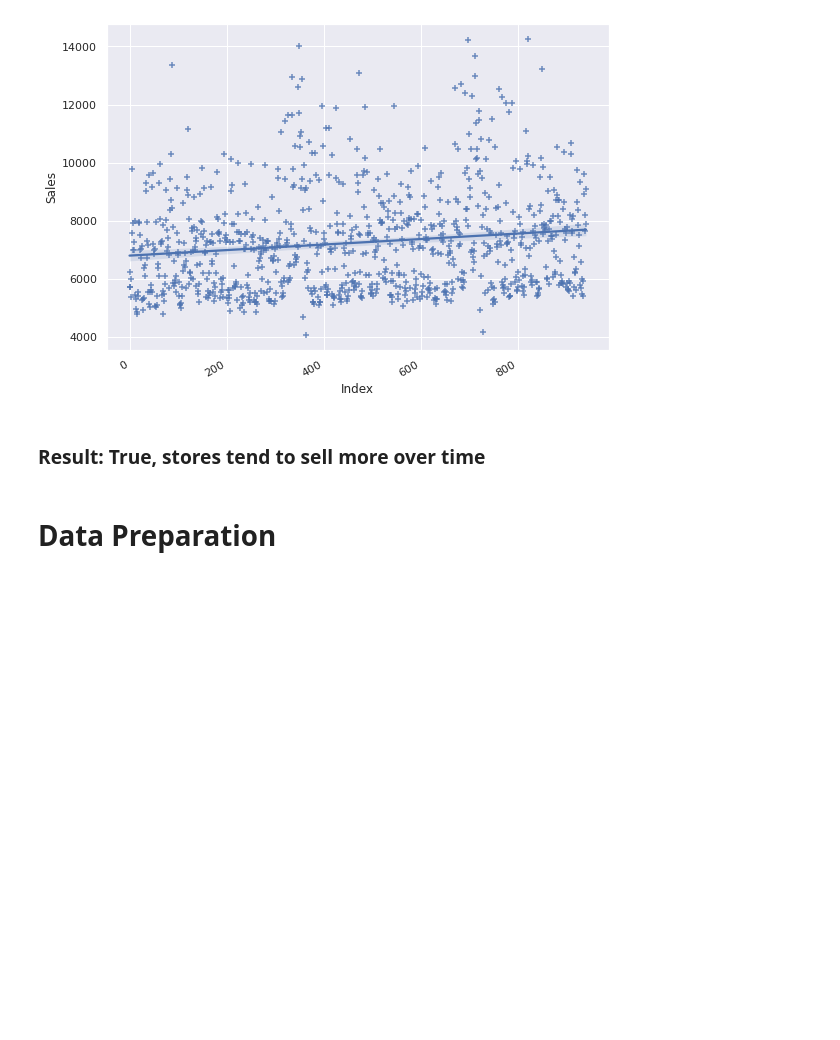
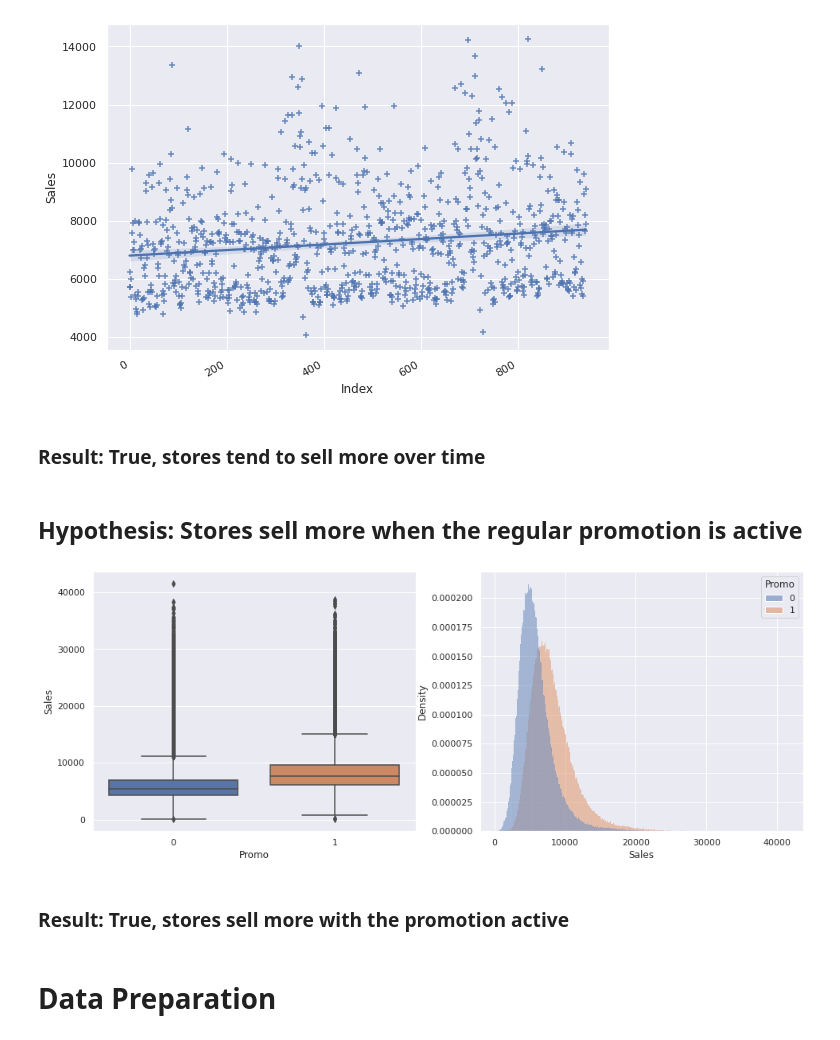
Before and after one commit to brenosakaguti/rossman-sales-prediction, a Jupyter notebook: rossman_sales_prediction.ipynb, the cells around one changed output. Cells and saved outputs as stored; diff of their text form; code cells hidden in the pictures; blank space fills up the shorter version.

```diff
--- a/rossman_sales_prediction.ipynb
+++ b/rossman_sales_prediction.ipynb
@@ -312,6 +323,19 @@ plt.xticks(rotation=30, horizontalalignment="right");
 [figure]
 # %% [markdown]
 ### Result: True, stores tend to sell more over time
+# %% [markdown]
+## Hypothesis: Stores sell more when the regular promotion is active
+# %%
+ax, fig = plt.subplots(figsize=(16,6))
+plt.subplot(1,2,1)
+sns.boxplot(x="Promo", y="Sales", data=df3)
+plt.subplot(1,2,2)
+sns.histplot(data=df3, x="Sales", hue="Promo", stat="density", common_norm=False, fill=True);
+#sns.kdeplot(data=df3, x="Sales", hue="Promo", common_norm=False, fill=True);
+# %% [output]
+[figure, added]
+# %% [markdown]
+### Result: True, stores sell more with the promotion active
 # %% [markdown]
 # Data Preparation
 # %% [markdown]
```
Also changed, not shown: parts of 9 cells of this notebook.
